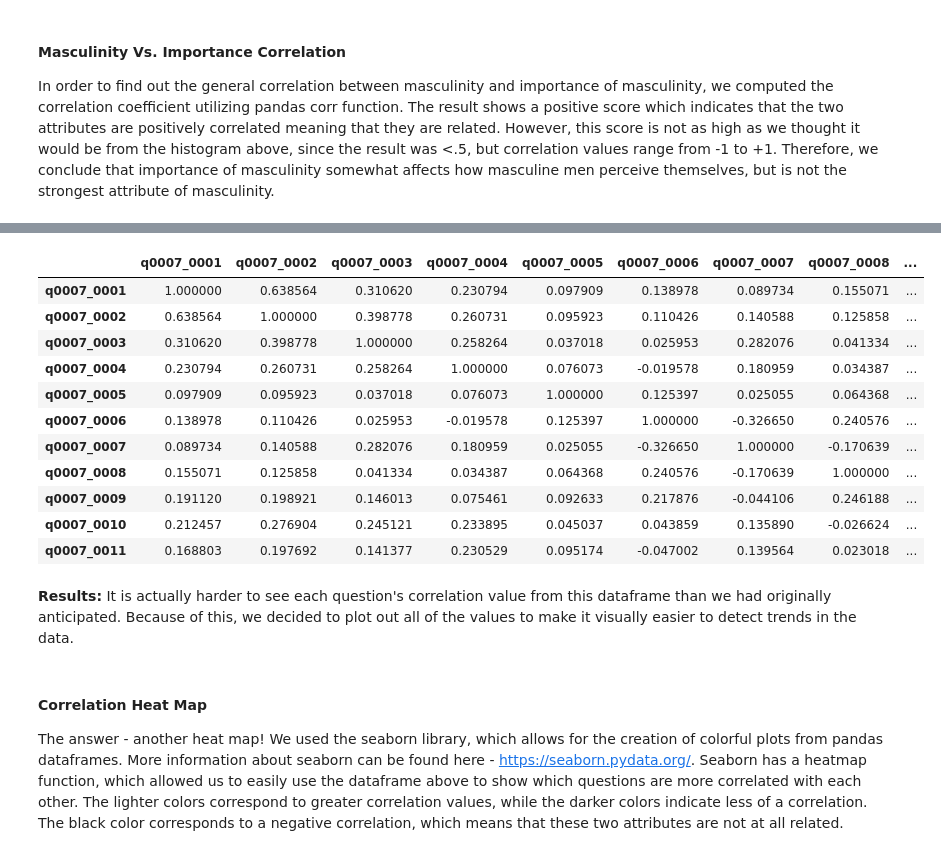
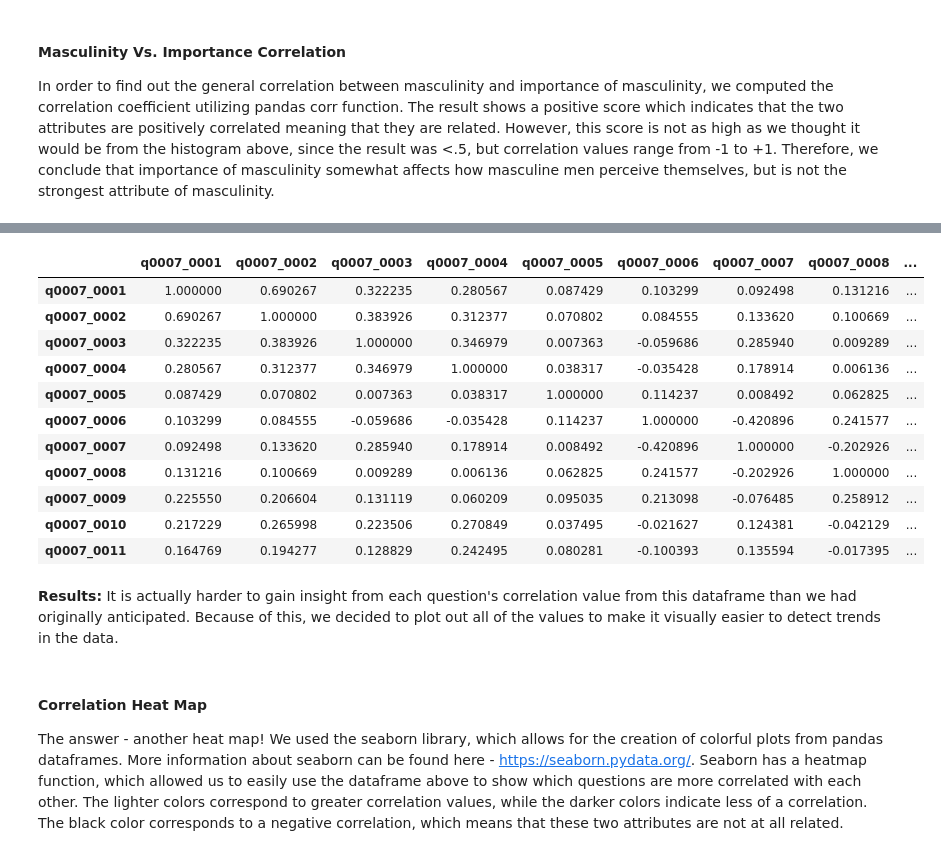
Before and after one commit to nated1028/CMSC320FinalProject, a Jupyter notebook: FinalProject.ipynb, the cells around one changed output, grey strips where cells are left out. Drawn from its saved outputs; the diff is of its cells as text; code cells hidden in the pictures.

```diff
--- a/FinalProject.ipynb
+++ b/FinalProject.ipynb
@@ -76,10 +76,19 @@ q7_answers.reverse()
 scrub_data = raw_data.copy()
 
 for index1, row in raw_data.iterrows():
-    scrub_data.loc[index1, 'q0001'] = int(q1_answers.index(row['q0001']))
-    scrub_data.loc[index1, 'q0002'] = int(q2_answers.index(row['q0002']))
+    if row['q0001'] != 'No answer':
+        scrub_data.loc[index1, 'q0001'] = int(q1_answers.index(row['q0001']))
+    else:
+        scrub_data.loc[index1, 'q0001'] = None
+    if row['q0002'] != 'No answer':
+        scrub_data.loc[index1, 'q0002'] = int(q2_answers.index(row['q0002']))
+    else:
+        scrub_data.loc[index1, 'q0002'] = None
     for index2, val in row['q0007_0001':'q0007_0011'].iteritems():
-        scrub_data.loc[index1, index2] = int(q7_answers.index(val))
+        if val != 'No answer':
+            scrub_data.loc[index1, index2] = int(q7_answers.index(val))
+        else:
+            scrub_data.loc[index1, index2] = None
     for index2, val in row['q0008_0001':'q0008_0012'].iteritems():
         if val == 'Not selected':
             scrub_data.loc[index1, index2] = False
@@ -140,24 +181,25 @@ In order to discover which parts of question 7 were most connected to masculinit
 # %%
-corr = scrub_data[['q0007_0001', 'q0007_0002', 'q0007_0003', 'q0007_0004',
-                   'q0007_0005', 'q0007_0006', 'q0007_0007', 'q0007_0008',
-                   'q0007_0009', 'q0007_0010', 'q0007_0011']].corr('pearson')
+q7_data = scrub_data[['q0007_0001', 'q0007_0002', 'q0007_0003', 'q0007_0004',
+                      'q0007_0005', 'q0007_0006', 'q0007_0007', 'q0007_0008',
+                      'q0007_0009', 'q0007_0010', 'q0007_0011']].dropna().astype(int)
+q7_corr = q7_data.corr('pearson')
 
-corr
+q7_corr
 # %% [output]
 |  | q0007_0001 | q0007_0002 | q0007_0003 | q0007_0004 | q0007_0005 | q0007_0006 | q0007_0007 | q0007_0008 | ... |
-| q0007_0001 | 1.000000 | 0.638564 | 0.310620 | 0.230794 | 0.097909 | 0.138978 | 0.089734 | 0.155071 | ... |
-| q0007_0002 | 0.638564 | 1.000000 | 0.398778 | 0.260731 | 0.095923 | 0.110426 | 0.140588 | 0.125858 | ... |
-| q0007_0003 | 0.310620 | 0.398778 | 1.000000 | 0.258264 | 0.037018 | 0.025953 | 0.282076 | 0.041334 | ... |
-| q0007_0004 | 0.230794 | 0.260731 | 0.258264 | 1.000000 | 0.076073 | -0.019578 | 0.180959 | 0.034387 | ... |
-| q0007_0005 | 0.097909 | 0.095923 | 0.037018 | 0.076073 | 1.000000 | 0.125397 | 0.025055 | 0.064368 | ... |
-| q0007_0006 | 0.138978 | 0.110426 | 0.025953 | -0.019578 | 0.125397 | 1.000000 | -0.326650 | 0.240576 | ... |
-| q0007_0007 | 0.089734 | 0.140588 | 0.282076 | 0.180959 | 0.025055 | -0.326650 | 1.000000 | -0.170639 | ... |
-| q0007_0008 | 0.155071 | 0.125858 | 0.041334 | 0.034387 | 0.064368 | 0.240576 | -0.170639 | 1.000000 | ... |
-| q0007_0009 | 0.191120 | 0.198921 | 0.146013 | 0.075461 | 0.092633 | 0.217876 | -0.044106 | 0.246188 | ... |
-| q0007_0010 | 0.212457 | 0.276904 | 0.245121 | 0.233895 | 0.045037 | 0.043859 | 0.135890 | -0.026624 | ... |
-| q0007_0011 | 0.168803 | 0.197692 | 0.141377 | 0.230529 | 0.095174 | -0.047002 | 0.139564 | 0.023018 | ... |
+| q0007_0001 | 1.000000 | 0.690267 | 0.322235 | 0.280567 | 0.087429 | 0.103299 | 0.092498 | 0.131216 | ... |
+| q0007_0002 | 0.690267 | 1.000000 | 0.383926 | 0.312377 | 0.070802 | 0.084555 | 0.133620 | 0.100669 | ... |
+| q0007_0003 | 0.322235 | 0.383926 | 1.000000 | 0.346979 | 0.007363 | -0.059686 | 0.285940 | 0.009289 | ... |
+| q0007_0004 | 0.280567 | 0.312377 | 0.346979 | 1.000000 | 0.038317 | -0.035428 | 0.178914 | 0.006136 | ... |
+| q0007_0005 | 0.087429 | 0.070802 | 0.007363 | 0.038317 | 1.000000 | 0.114237 | 0.008492 | 0.062825 | ... |
+| q0007_0006 | 0.103299 | 0.084555 | -0.059686 | -0.035428 | 0.114237 | 1.000000 | -0.420896 | 0.241577 | ... |
+| q0007_0007 | 0.092498 | 0.133620 | 0.285940 | 0.178914 | 0.008492 | -0.420896 | 1.000000 | -0.202926 | ... |
+| q0007_0008 | 0.131216 | 0.100669 | 0.009289 | 0.006136 | 0.062825 | 0.241577 | -0.202926 | 1.000000 | ... |
+| q0007_0009 | 0.225550 | 0.206604 | 0.131119 | 0.060209 | 0.095035 | 0.213098 | -0.076485 | 0.258912 | ... |
+| q0007_0010 | 0.217229 | 0.265998 | 0.223506 | 0.270849 | 0.037495 | -0.021627 | 0.124381 | -0.042129 | ... |
+| q0007_0011 | 0.164769 | 0.194277 | 0.128829 | 0.242495 | 0.080281 | -0.100393 | 0.135594 | -0.017395 | ... |
 # %% [markdown]
-**Results:** It is actually harder to see each question's correlation value from this dataframe than we had originally anticipated. Because of this, we decided to plot out all of the values to make it visually easier to detect trends in the data.
+**Results:** It is actually harder to gain insight from each question's correlation value from this dataframe than we had originally anticipated. Because of this, we decided to plot out all of the values to make it visually easier to detect trends in the data.
 # %% [markdown]
 #### Correlation Heat Map
 
```
Also changed, not shown: parts of 66 cells of this notebook.
